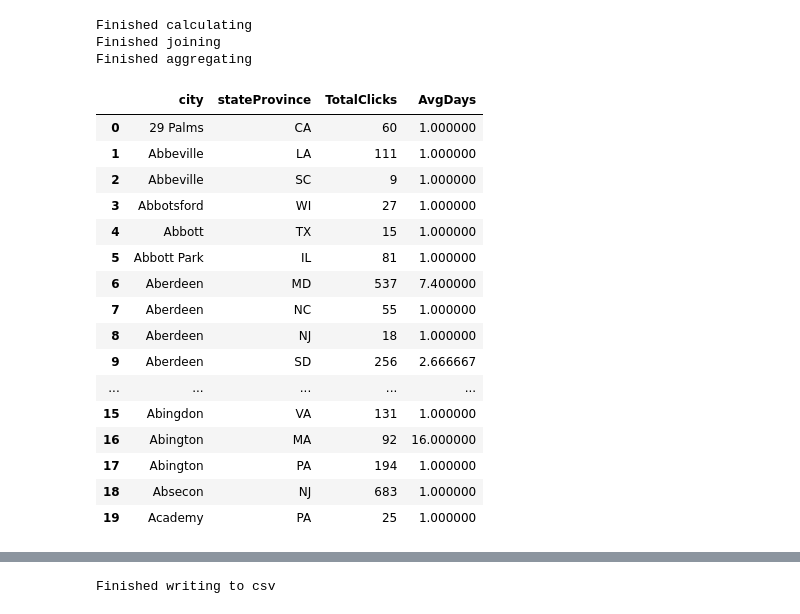
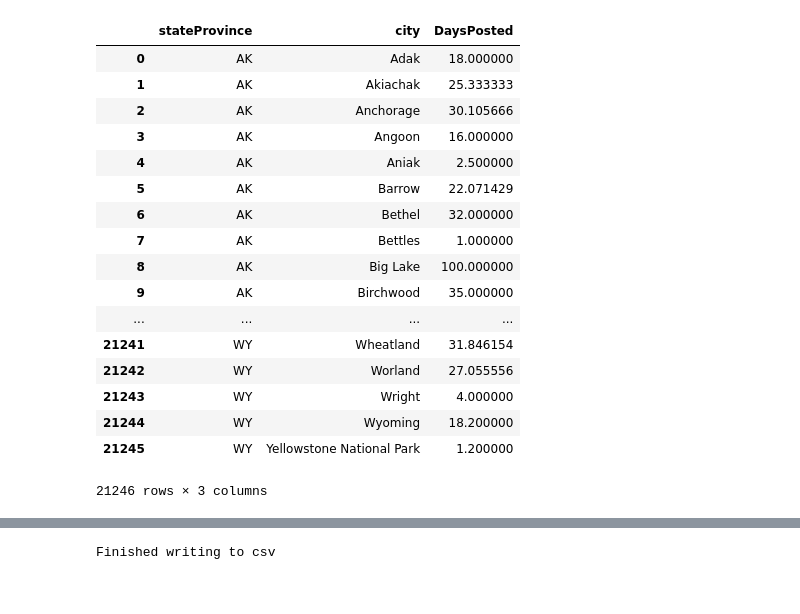
Before and after one commit to ankit-deogharia/Datafest2018, a Jupyter notebook: IndeedAnalysis.ipynb, the cells around one changed output, grey strips where cells are left out. Drawn from its saved outputs; the diff is of its cells as text; code cells hidden in the pictures.

```diff
--- a/IndeedAnalysis.ipynb
+++ b/IndeedAnalysis.ipynb
@@ -5,4 +5,5 @@ import math
 from datetime import datetime
 from sklearn.linear_model import LinearRegression
 # %%
-df_small = pd.read_csv('data/datafest2018NewApril6_CANADA_SMALL.csv')
+# US Sample data
+fulldata = pd.read_csv('data/Preprocessed.csv')
@@ -37,43 +14,44 @@ Name: date, dtype: object
 # %%
 # Generate Days Posted for each listing
-def date_difference(row):
-    end_day = datetime.strptime(row['EndDate'], '%Y-%m-%d')
-    start_day = datetime.strptime(row['PostDate'], '%Y-%m-%d')
+df = fulldata
+def get_diff(df):
+    start = df['date'].min()
+    end = df['date'].max()
+    end_day = datetime.strptime(end, '%Y-%m-%d')
+    start_day = datetime.strptime(start, '%Y-%m-%d')
     return (end_day-start_day).days + 1
+def avg_days(df):
+    return df.groupby('jobId').apply(get_diff).mean()
 
-listings = df.groupby(['companyId', 'jobId'])
-earliest_date = listings['date'].min().reset_index(name='PostDate')
-latest_date = listings['date'].max().reset_index(name='EndDate')
-click_count = listings['clicks'].sum().reset_index(name='Clicks')
-dates = earliest_date.merge(latest_date).merge(click_count)
-dates['DaysPosted'] = dates.apply(date_difference, axis=1)
-print("Finished calculating")
-dates = dates.merge(df, on=['companyId', 'jobId'])
-print("Finished joining")
-dates = dates[['city', 'stateProvince', 'Clicks', 'PostDate', 'DaysPosted']].drop_duplicates()
-dates = dates.rename(index=str, columns={'Clicks': 'TotalClicks', 'DaysPosted': 'AvgDays'})
-city_listings = dates.groupby(['city', 'stateProvince']).agg({'TotalClicks': 'sum', 'AvgDays': 'mean'}).reset_index()
-print("Finished aggregating")
-city_listings.head(20)
+listings = df.groupby(['stateProvince','city'])
+dates = listings.apply(avg_days).reset_index(name="DaysPosted")
+dates.shape
+dates
+# print("Finished calculating")
+# dates.set_index('jobId')
+# df.set_index('jobId')
+# dates = dates.join(df, how='inner', lsuffix='_left', rsuffix='_right')
+# print("Finished joining")
+# city_listings = dates.groupby(['stateProvince', 'city'])['DaysPosted'].mean().reset_index(name='AvgDays')
+# print("Finished aggregating")
+# city_listings.head(20)
 # %% [output]
+|  | stateProvince | city | DaysPosted |
+| 0 | AK | Adak | 18.000000 |
+| 1 | AK | Akiachak | 25.333333 |
+| 2 | AK | Anchorage | 30.105666 |
+| 3 | AK | Angoon | 16.000000 |
+| 4 | AK | Aniak | 2.500000 |
+| 5 | AK | Barrow | 22.071429 |
+| 6 | AK | Bethel | 32.000000 |
+| 7 | AK | Bettles | 1.000000 |
+| 8 | AK | Big Lake | 100.000000 |
+| 9 | AK | Birchwood | 35.000000 |
+| ... | ... | ... | ... |
+| 21241 | WY | Wheatland | 31.846154 |
+| 21242 | WY | Worland | 27.055556 |
+| 21243 | WY | Wright | 4.000000 |
+| 21244 | WY | Wyoming | 18.200000 |
+| 21245 | WY | Yellowstone National Park | 1.200000 |
-Finished calculating
-Finished joining
-Finished aggregating
+21246 rows × 3 columns
-|  | city | stateProvince | TotalClicks | AvgDays |
-| 0 | 29 Palms | CA | 60 | 1.000000 |
-| 1 | Abbeville | LA | 111 | 1.000000 |
-| 2 | Abbeville | SC | 9 | 1.000000 |
-| 3 | Abbotsford | WI | 27 | 1.000000 |
-| 4 | Abbott | TX | 15 | 1.000000 |
-| 5 | Abbott Park | IL | 81 | 1.000000 |
-| 6 | Aberdeen | MD | 537 | 7.400000 |
-| 7 | Aberdeen | NC | 55 | 1.000000 |
-| 8 | Aberdeen | NJ | 18 | 1.000000 |
-| 9 | Aberdeen | SD | 256 | 2.666667 |
-| ... | ... | ... | ... | ... |
-| 15 | Abingdon | VA | 131 | 1.000000 |
-| 16 | Abington | MA | 92 | 16.000000 |
-| 17 | Abington | PA | 194 | 1.000000 |
-| 18 | Absecon | NJ | 683 | 1.000000 |
-| 19 | Academy | PA | 25 | 1.000000 |
 # %%
```
Also changed, not shown: parts of 7 cells of this notebook, 3 other files.
